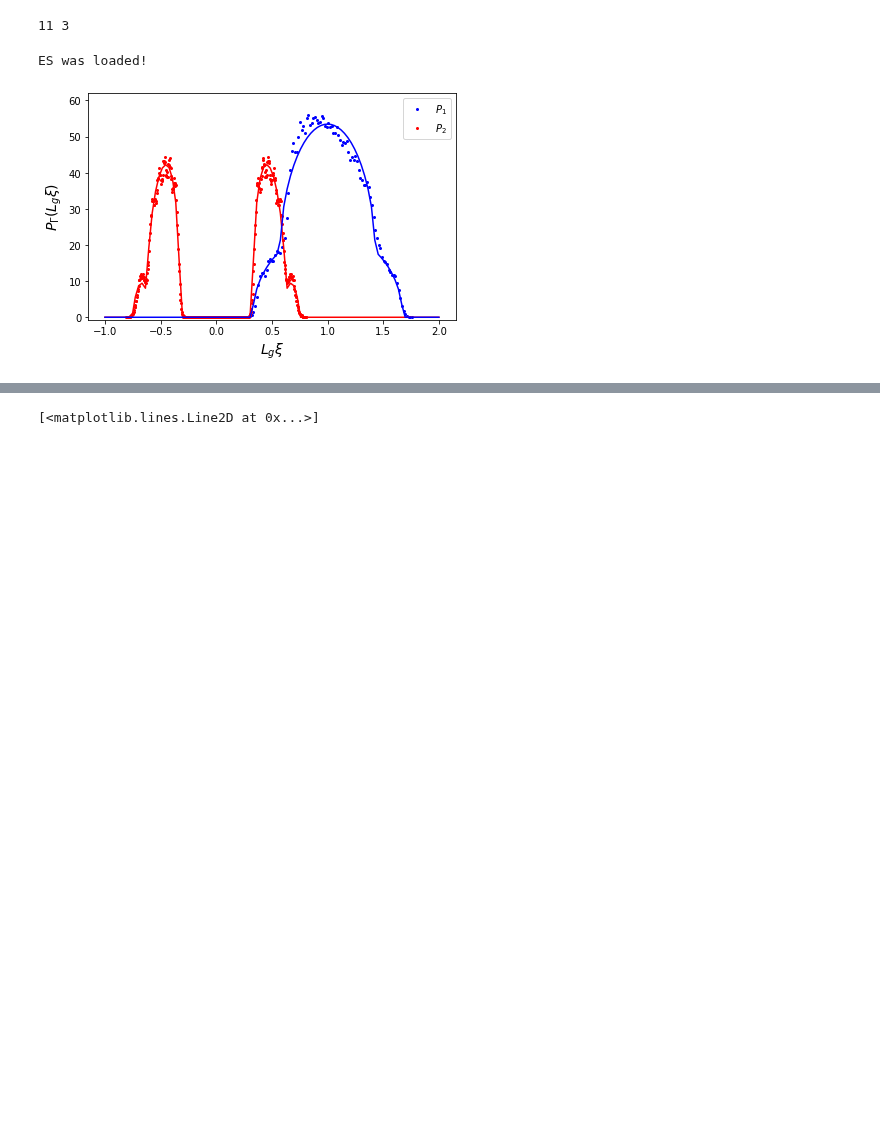
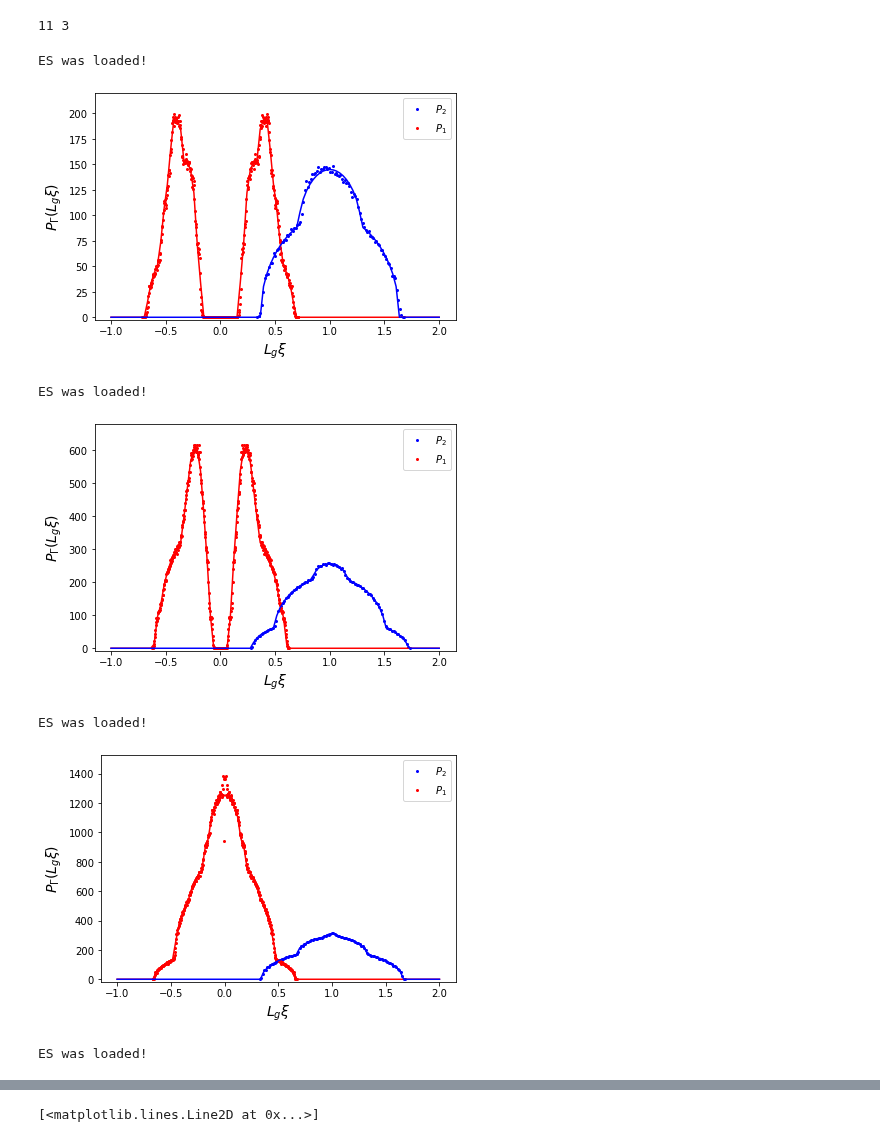
Before and after one commit to hassan-shap/RMT, a Jupyter notebook: symm_draft/U1_symmetry-resolved.ipynb, the cells around one changed output, grey strips where cells are left out. Saved outputs shown, nothing was run; the diff lists cells and outputs as text; code cells hidden in the pictures; blank space fills up the shorter version.

```diff
--- a/symm_draft/U1_symmetry-resolved.ipynb
+++ b/symm_draft/U1_symmetry-resolved.ipynb
@@ -167,7 +167,7 @@ Lc=12
 
 Npt = int((La+Lb+Lc)/2)
 # Npt_ab_list = np.arange(max(Npt-Lc,1),int((La+Lb))+1)
-Npt_ab_list=np.arange(2,3)
+Npt_ab_list=np.arange(3,7)
 
 def rmt_dist(z,La,Lb,Lc,Npt_a,Npt_c):
     Lg = comb(La+Lb,Npt_a)
@@ -196,7 +196,7 @@ def rmt_dist(z,La,Lb,Lc,Npt_a,Npt_c):
                 if Np2 != Npt_a-Np1 :
                     α = comb(La,Np1)*comb(Lb,Np2)/(Lg*Lγ)
                     αb = comb(La,Npt_a-Np1)*comb(Lb,Npt_a-Np2)/(Lg*Lγ)
-                    P2x += 1/pi*Lg**2*Lγ/(2*np.abs(z))*np.real((4/Lg**2*α*αb-(z**2-(α+αb)/Lg)**2+0j)**0.5)
+                    P1x += 1/pi*Lg**2*Lγ/(2*np.abs(z))*np.real((4/Lg**2*α*αb-(z**2-(α+αb)/Lg)**2+0j)**0.5)
     z *= Lg
     return P1x/Lg,P2x/Lg
 
@@ -243,34 +243,39 @@ for i_pt in Npt_ab_list:
     num_bins = 400
     n, bin_edges = np.histogram(v2T, bins=num_bins)
     bins_center= (bin_edges[0:num_bins]+ bin_edges[1:])/2
     n= n/Nrep/(bin_edges[1]-bin_edges[0])
     plt.plot(bins_center,n,'o',markersize=2,color='r' , label=r'$P_1$')
 
-    ymax=np.sort(n)[-3]*1.4
+    ymax=np.sort(n)[-3]*1.1
     plt.legend()
     plt.ylim(-ymax/100,ymax)
 
 
     xplot=np.linspace(-1,2,100)
     P1x, P2x = rmt_dist(xplot,La,Lb,Lc,i_pt,Npt- i_pt)
-    plt.plot(xplot,P2x,color='r')
-    plt.plot(xplot,P1x,color='b')
+    plt.plot(xplot,P1x,color='r')
+    plt.plot(xplot,P2x,color='b')
 
     lw=0.2
 
 # plt.plot( [0,0],[0,ymax],'k--',linewidth=lw)
 # plt.xscale("log")
 # plt.yscale("log")
     # plt.xlim(-10,10)
     # plt.yticks(np.arange(0.,ymax+0.1,0.5))
     # plt.legend()
     fsize=14
     plt.ylabel(r'$P_\Gamma(L_g\xi)$',fontsize = fsize)
     plt.xlabel(r"$L_g \xi$",fontsize = fsize)
 
     plt.tight_layout()
     plt.savefig('figs/sc_u1_pt_%d_ptA_%d_NA_%d_NB_%d_symm.pdf' % (Npt,i_pt,La+Lb,Lc))
     plt.show()
 # %% [output]
 ES was loaded!
-[figure, old version]
+[figure, new version]
+ES was loaded!
+[figure, added]
+ES was loaded!
+[figure, added]
+ES was loaded!
```
Also changed, not shown: parts of 1 cell of this notebook, 4 other files.
